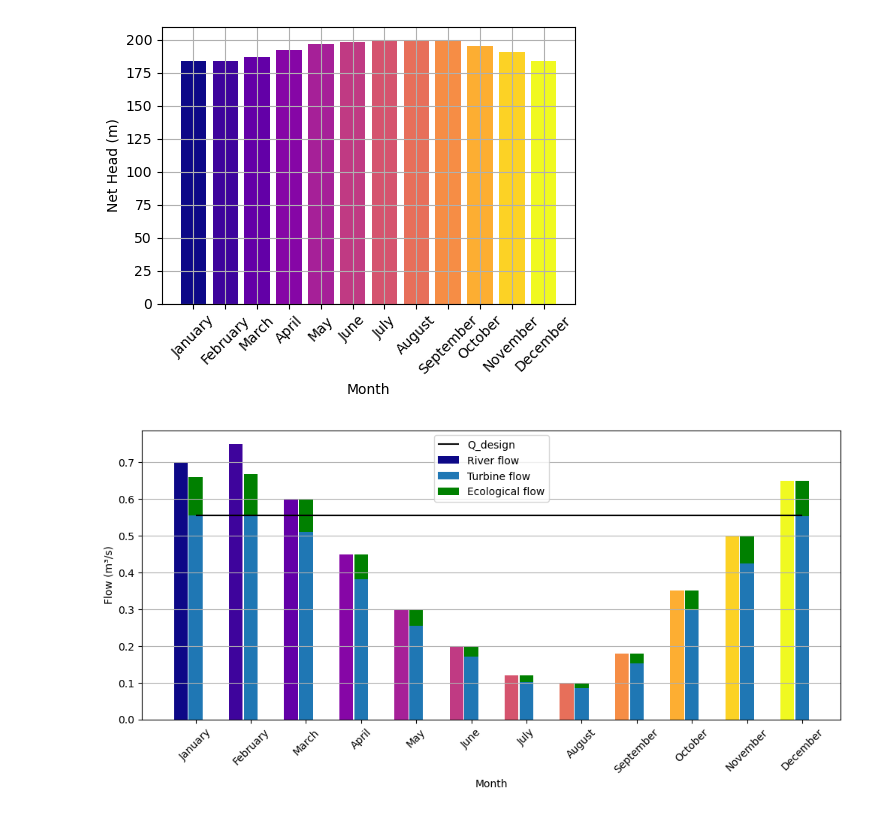
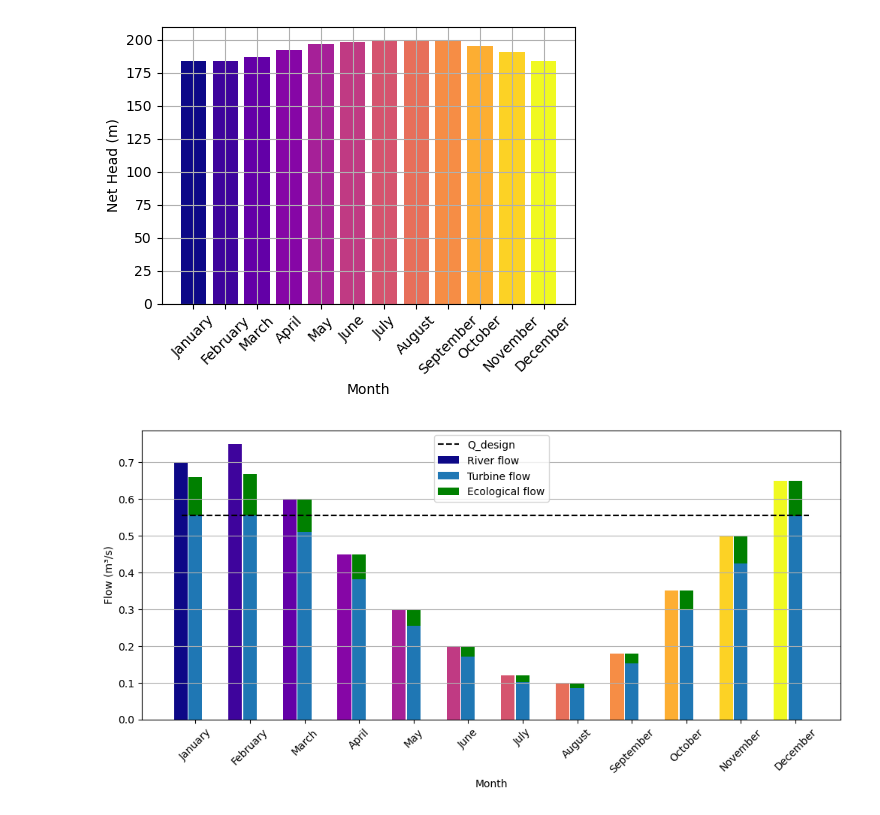
Before and after one commit to c-radicallis/RenewableEnergies_project, a Jupyter notebook: 3_HydropowerResource_YieldModeling.ipynb, the cells around one changed output. Saved outputs shown, nothing was run; the diff lists cells and outputs as text; code cells hidden in the pictures.

```diff
--- a/3_HydropowerResource_YieldModeling.ipynb
+++ b/3_HydropowerResource_YieldModeling.ipynb
@@ -143,32 +172,32 @@ months = np.arange(1, 13)
 
 # Flow bars
 ax1.bar( months - width-0.02, Q_river, width, label="River flow", color=[cmap((month - 1) / 11) for month in months])
 ax1.bar(months,Q_turbine,width,label="Turbine flow")
 Q_eco = 0.15 * np.array(Q_river)
 ax1.bar( months, Q_eco, width, bottom=Q_turbine, label="Ecological flow", color="green")
 
-ax1.hlines(0.555, months[0] , months[-1], color="black", label="Q_design")
+ax1.hlines(0.555, months[0]-width , months[-1]+width, linestyles="--", color="black", label="Q_design")
 
 
 ax1.set_xlabel("Month")
 ax1.set_ylabel("Flow (m³/s)")
 ax1.set_xticks(months)
 ax1.set_xticklabels(month_names, rotation=45)
 ax1.grid(axis="y")
 
 ax1.legend()
 
 # # Second y-axis for head
 # ax2 = ax1.twinx()
 # ax2.bar( months + width, H_net, width*0.7, label="Net head",color="red")
 # ax2.set_ylabel("Net head (m)")
 
 # # Combined legend
 # handles1, labels1 = ax1.get_legend_handles_labels()
 # handles2, labels2 = ax2.get_legend_handles_labels()
 
 # #plt.tight_layout()
 # ax2.legend( handles1 + handles2, labels1 + labels2 , loc="lower right" ) #
 plt.show()
 # %% [output]
-[figure, old version]
+[figure, new version]
```
Also changed, not shown: parts of 1 cell of this notebook.
